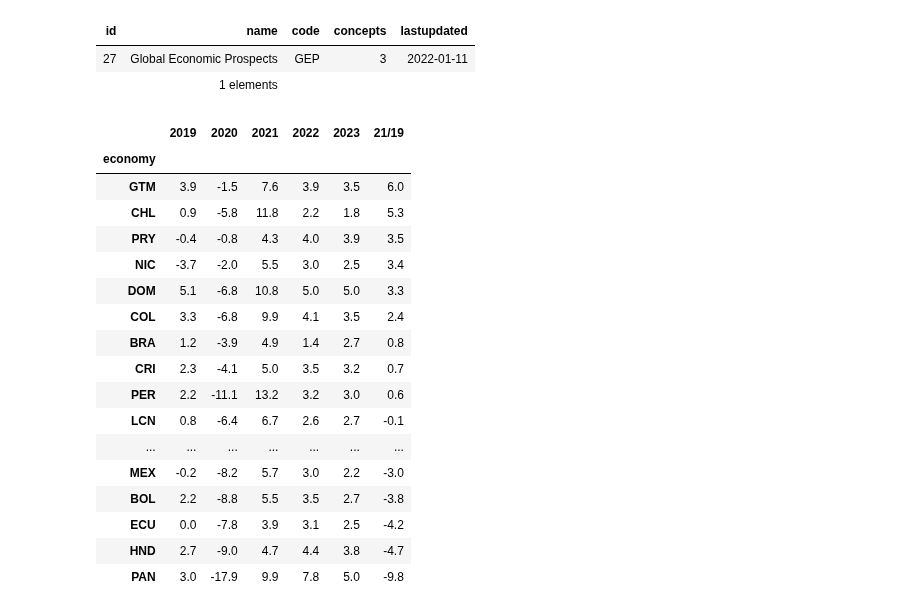
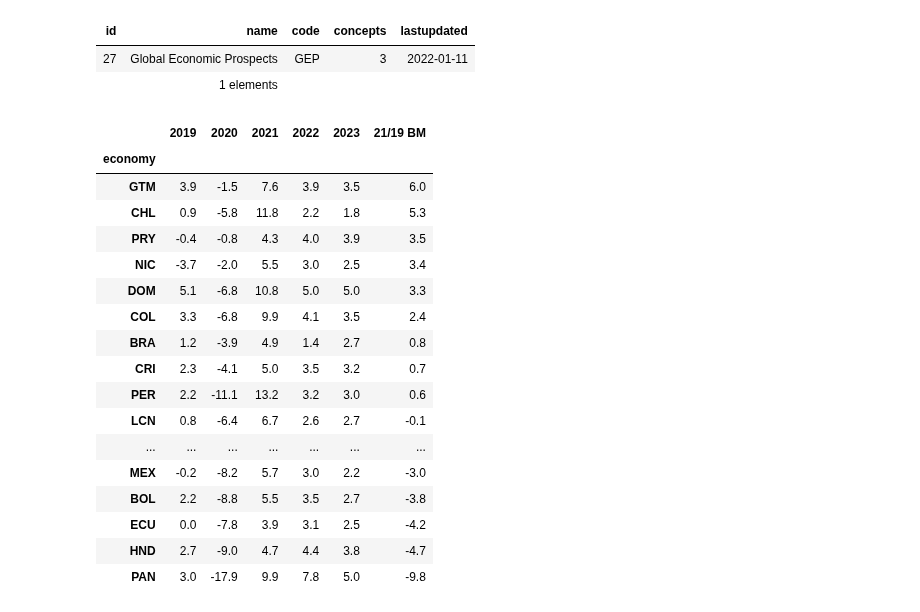
Before and after one commit to samyff12/LATAM, a Jupyter notebook: IMF_BM.ipynb, the cells around one changed output. Saved outputs shown, nothing was run; the diff lists cells and outputs as text; code cells hidden in the pictures.

```diff
--- a/IMF_BM.ipynb
+++ b/IMF_BM.ipynb
@@ -23,20 +26,20 @@ wb.source.info(27)   # global economic prospects 27 INFO
 # %%
 # lista de paises de LATAM
 latam = list(dict(wb.economy.coder(['Latin America and the Caribbean','Argentina', 'Peru', 'Chile', 'Dominican Republic',
                   'Panama','Colombia','El Salvador','Guatemala','Mexico','Nicaragua','Bolivia',
                   'Costa Rica','Brazil','Honduras','Paraguay','Ecuador','Uruguay']))
 .values())
 
 latam.append('LCN') # añadiendo AL y el Caribe
 
 data = wb.data.DataFrame('NYGDPMKTPKDZ', latam , db=27).sort_values('2021',ascending=False)
 
 #2021 - 19
 data['21/19 BM'] = ((100*(1+data['2020']/100))*(1+data['2021']/100) - 100).round(1)
 
-data.sort_values('21/19',ascending=False)
+data.sort_values('21/19 BM',ascending=False)
 # %% [output]
-|  | 2019 | 2020 | 2021 | 2022 | 2023 | 21/19 |
+|  | 2019 | 2020 | 2021 | 2022 | 2023 | 21/19 BM |
 | economy |  |  |  |  |  |  |
 | GTM | 3.9 | -1.5 | 7.6 | 3.9 | 3.5 | 6.0 |
 | CHL | 0.9 | -5.8 | 11.8 | 2.2 | 1.8 | 5.3 |
```
Also changed, not shown: parts of 15 cells of this notebook.
